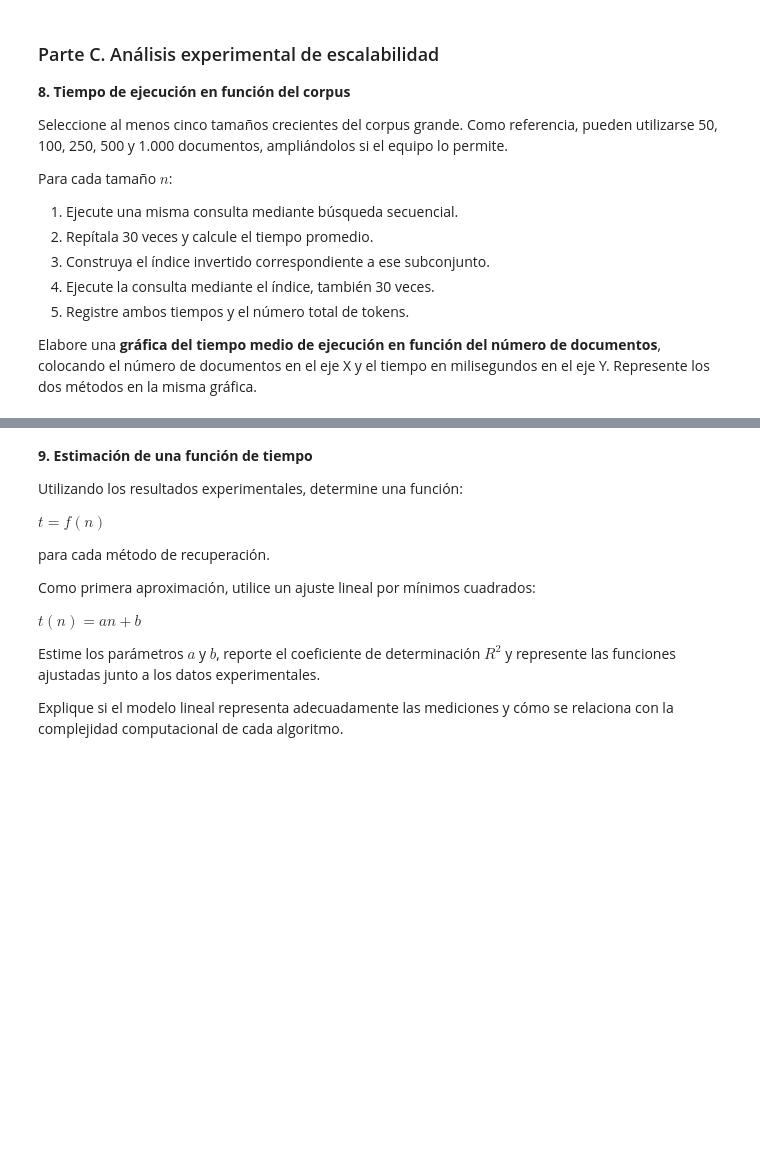
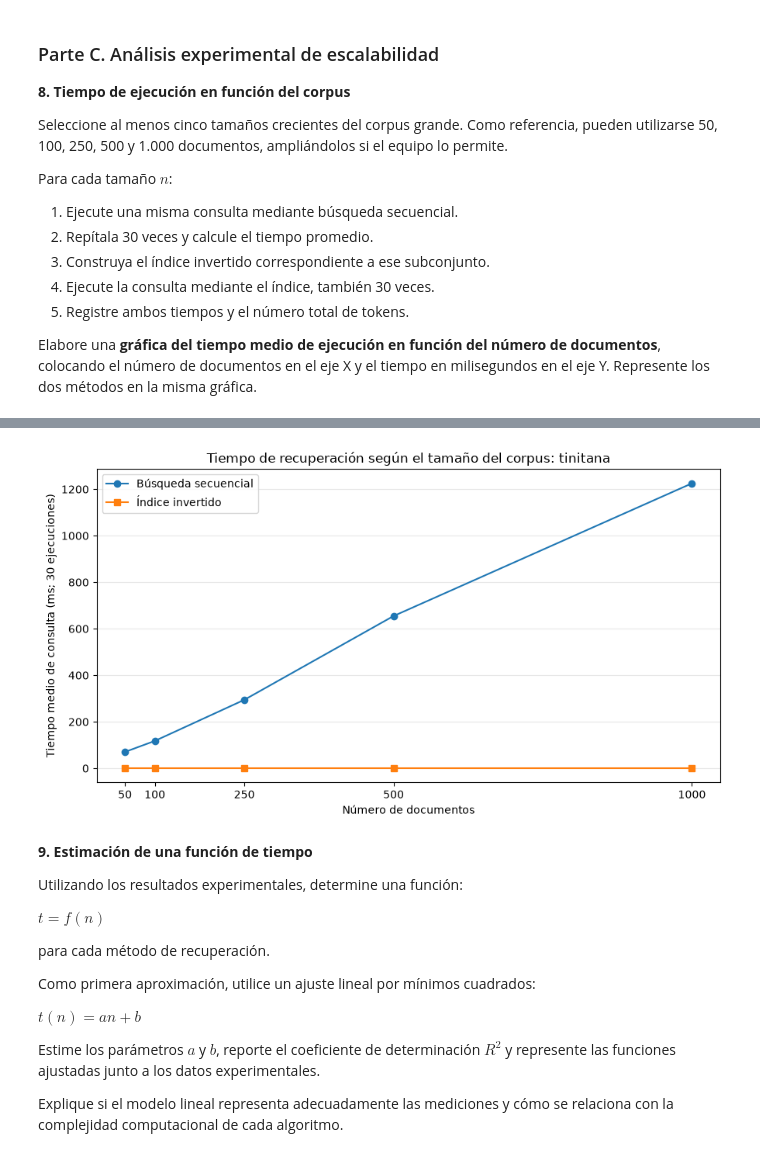
Before and after one commit to Vladimirjon/IR_26B, a Jupyter notebook: notebooks/02_booleansearch.ipynb, the cells around one changed output, grey strips where cells are left out. Cells and saved outputs as stored; diff of their text form; code cells hidden in the pictures; blank space fills up the shorter version.

```diff
--- a/notebooks/02_booleansearch.ipynb
+++ b/notebooks/02_booleansearch.ipynb
@@ -399,3 +712,83 @@ Para cada tamaño $n$:
 5. Registre ambos tiempos y el número total de tokens.
 
 Elabore una **gráfica del tiempo medio de ejecución en función del número de documentos**, colocando el número de documentos en el eje X y el tiempo en milisegundos en el eje Y. Represente los dos métodos en la misma gráfica.
+# %%
+from functools import partial
+
+import matplotlib.pyplot as plt
+import pandas as pd
+
+tamanos_8 = [50, 100, 250, 500, 1000]
+consulta_8 = "tinitana"
+
+if "corpus_grande" not in globals() or len(corpus_grande) < max(tamanos_8):
+    raise ValueError("Ejecuta primero el punto 7 hasta completar 1.000 documentos.")
+
+
+documentos_8 = list(corpus_grande.items())
+registros_8 = []
+
+for n in tamanos_8:
+    subconjunto_8 = dict(documentos_8[:n])
+    total_tokens_8 = sum(len(tokens) for tokens in subconjunto_8.values())
+
+    buscar_secuencial_8 = partial(busqueda_secuencial, corpus=subconjunto_8)
+    tiempo_secuencial_8 = medir_consulta(
+        buscar_secuencial_8, consulta_8, repeticiones=30
+    )
+
+    indice_8 = construir_indice(subconjunto_8)
+
+
+    buscar_indice_8 = partial(consulta_termino, indice=indice_8)
+    tiempo_indice_8 = medir_consulta(
+        buscar_indice_8, consulta_8, repeticiones=30
+    )
+
+    registros_8.append({
+        "Documentos": n,
+        "Tokens": total_tokens_8,
+        "Consulta": consulta_8,
+        "Secuencial_ms": tiempo_secuencial_8,
+        "Indice_ms": tiempo_indice_8,
+    })
+
+    print(f"Medición terminada: {n} documentos.", flush=True)
+    del buscar_indice_8, indice_8
+
+resultados_8 = pd.DataFrame(registros_8)
+
+carpeta_resultados_8 = root_dir / "data" / "large_gutenberg"
+resultados_8.to_csv(
+    carpeta_resultados_8 / "resultados_punto8.csv",
+    index=False,
+)
+
+display(resultados_8.round(6))
+
+fig, ax = plt.subplots(figsize=(9, 5))
+
+ax.plot(
+    resultados_8["Documentos"],
+    resultados_8["Secuencial_ms"],
+    marker="o",
+    label="Búsqueda secuencial",
+)
+ax.plot(
+    resultados_8["Documentos"],
+    resultados_8["Indice_ms"],
+    marker="s",
+    label="Índice invertido",
+)
+
+ax.set_xlabel("Número de documentos")
+ax.set_ylabel("Tiempo medio de consulta (ms; 30 ejecuciones)")
+ax.set_title(f"Tiempo de recuperación según el tamaño del corpus: {consulta_8}")
+ax.set_xticks(tamanos_8)
+ax.grid(axis="y", alpha=0.3)
+ax.legend()
+
+fig.tight_layout()
+fig.savefig(carpeta_resultados_8 / "grafica_punto8.png", dpi=180)
+plt.show()
+# %% [output]
@@ -402,3 +806,4 @@ Elabore una **gráfica del tiempo medio de ejecución en función del número de
+[figure, added]
 # %% [markdown]
 **9. Estimación de una función de tiempo**
 
```
Also changed, not shown: parts of 11 cells of this notebook.
